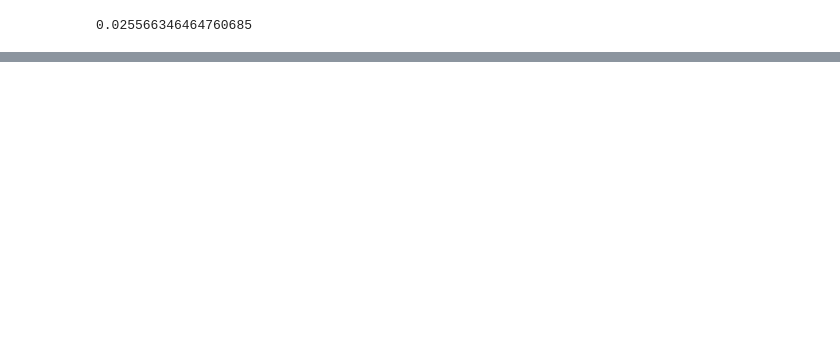
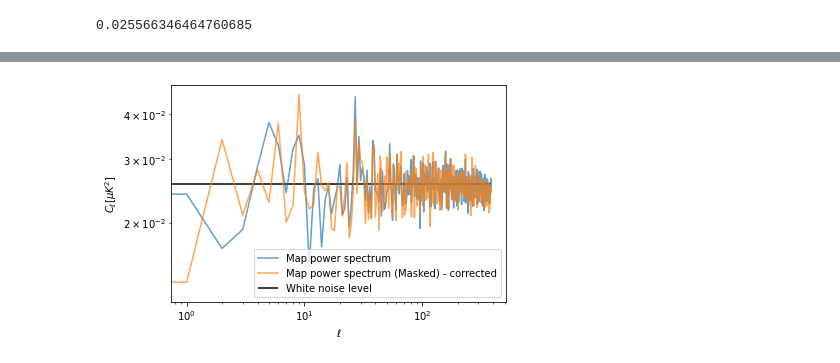
Before and after one commit to zonca/zonca-blog, a Jupyter notebook: _notebooks/2020-04-24-white-noise-angular-power-spectrum.ipynb, the cells around one changed output, grey strips where cells are left out. Saved outputs shown, nothing was run; the diff lists cells and outputs as text; code cells hidden in the pictures; blank space fills up the shorter version.

```diff
--- a/_notebooks/2020-04-24-white-noise-angular-power-spectrum.ipynb
+++ b/_notebooks/2020-04-24-white-noise-angular-power-spectrum.ipynb
@@ -73,0 +103,10 @@ plt.ylabel("$C_\ell [\mu K ^ 2]$");
+# %%
+plt.figure(figsize=(6,4))
+plt.loglog(cl, label="Map power spectrum", alpha=.7)
+plt.loglog(cl_masked / sky_fraction, label="Map power spectrum (Masked) - corrected", alpha=.7)
+plt.hlines(white_noise_cl, 0, len(cl), label="White noise level")
+plt.xlabel("$\ell$")
+plt.ylabel("$C_\ell [\mu K ^ 2]$")
+plt.legend();
+# %% [output]
+[figure, added]
```
Also changed, not shown: parts of 9 cells of this notebook.
